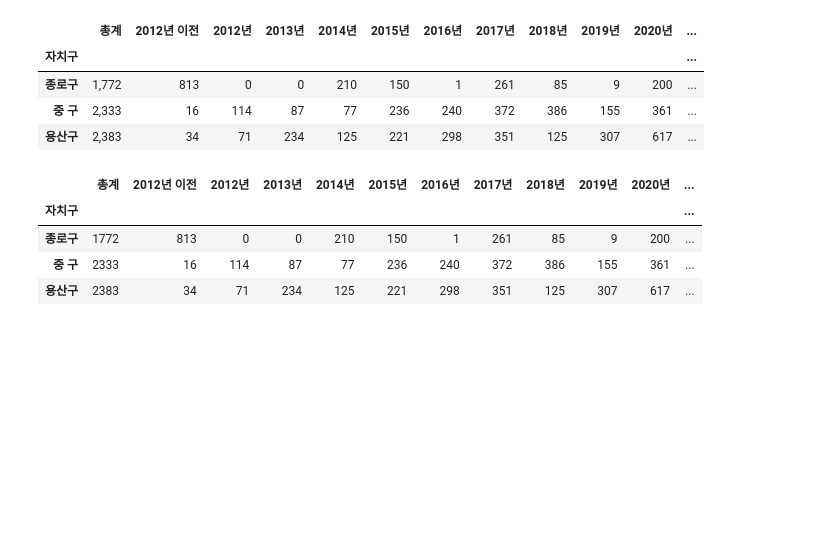
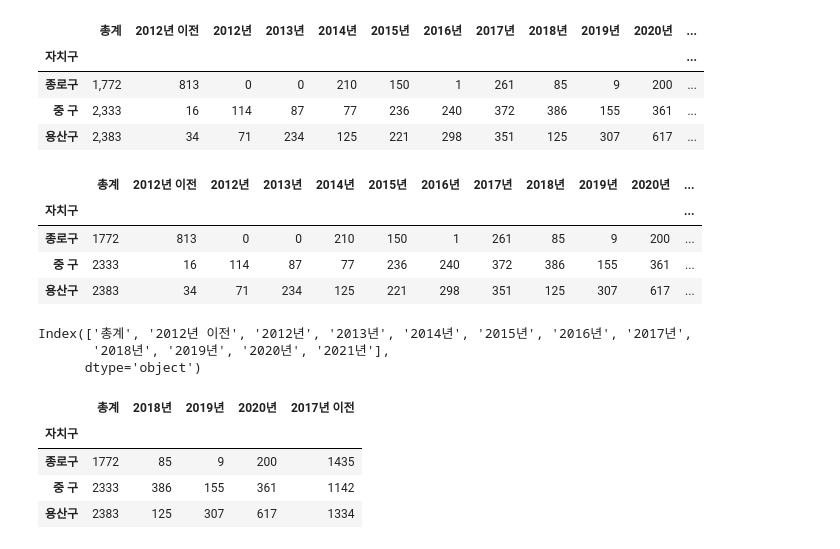
Before and after one commit to eunjiLee11/Data-Analysis-2021.11, a Jupyter notebook: 02.Pandas/06.DataFrame-인덱스조작.ipynb, the cells around one changed output. Cells and saved outputs as stored; diff of their text form; code cells hidden in the pictures; blank space fills up the shorter version.

```diff
--- a/02.Pandas/06.DataFrame-인덱스조작.ipynb
+++ b/02.Pandas/06.DataFrame-인덱스조작.ipynb
@@ -131,3 +131,20 @@ cctv.head(3)
 | 종로구 | 1772 | 813 | 0 | 0 | 210 | 150 | 1 | 261 | 85 | 9 | 200 | ... |
 | 중 구 | 2333 | 16 | 114 | 87 | 77 | 236 | 240 | 372 | 386 | 155 | 361 | ... |
 | 용산구 | 2383 | 34 | 71 | 234 | 125 | 221 | 298 | 351 | 125 | 307 | 617 | ... |
+# %%
+cctv.columns
+# %% [output]
+Index(['총계', '2012년 이전', '2012년', '2013년', '2014년', '2015년', '2016년', '2017년',
+       '2018년', '2019년', '2020년', '2021년'],
+      dtype='object')
+# %%
+# 5) 2017년 이전
+cctv['2017년 이전'] = cctv.총계 - cctv['2018년'] - cctv['2019년'] - cctv['2020년'] - cctv['2021년']
+cctv.drop(columns=['2012년 이전','2012년','2013년','2014년','2015년','2016년','2017년','2021년'], inplace=True)
+cctv.head(3)
+# %% [output]
+|  | 총계 | 2018년 | 2019년 | 2020년 | 2017년 이전 |
+| 자치구 |  |  |  |  |  |
+| 종로구 | 1772 | 85 | 9 | 200 | 1435 |
+| 중 구 | 2333 | 386 | 155 | 361 | 1142 |
+| 용산구 | 2383 | 125 | 307 | 617 | 1334 |
```
Also changed, not shown: parts of 5 cells of this notebook, 10 other files.
